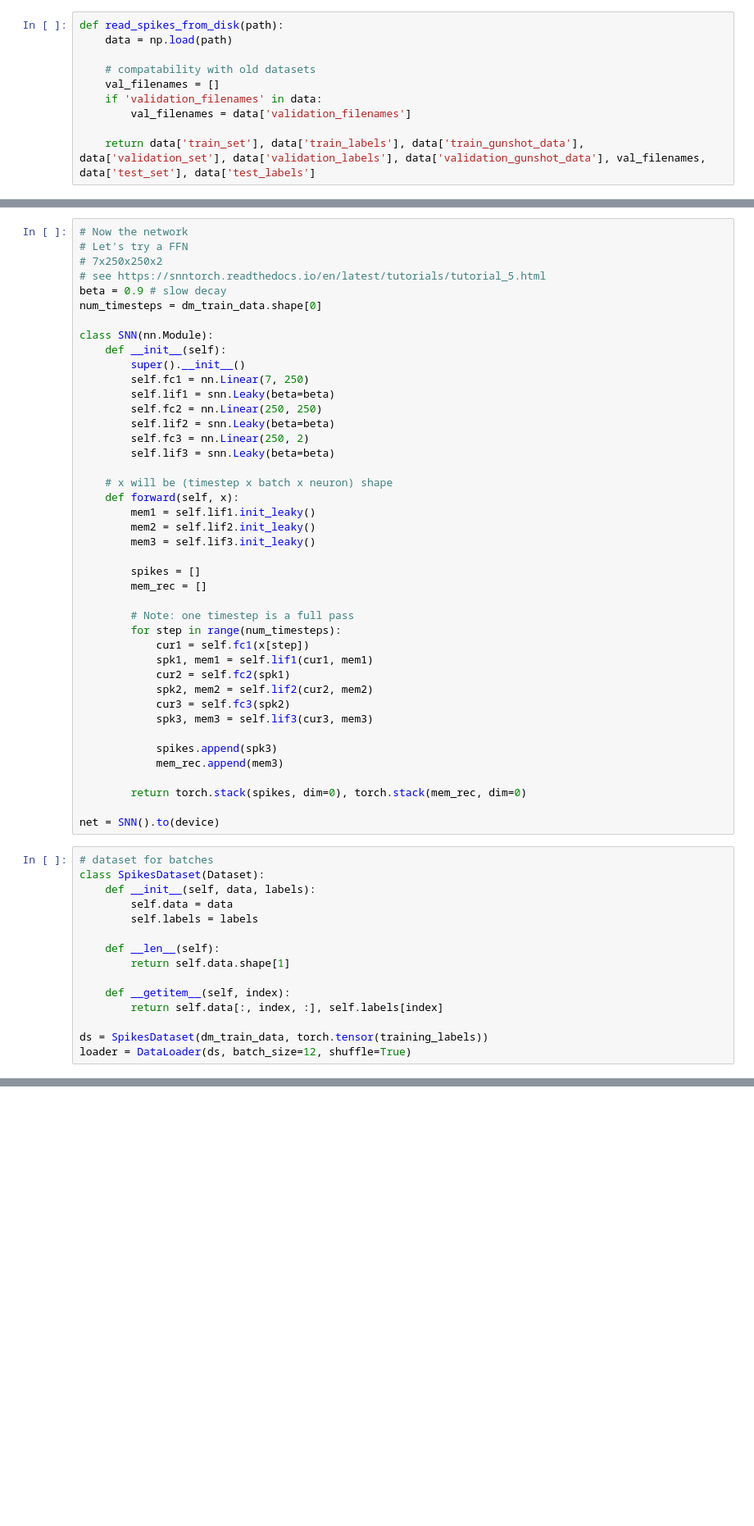
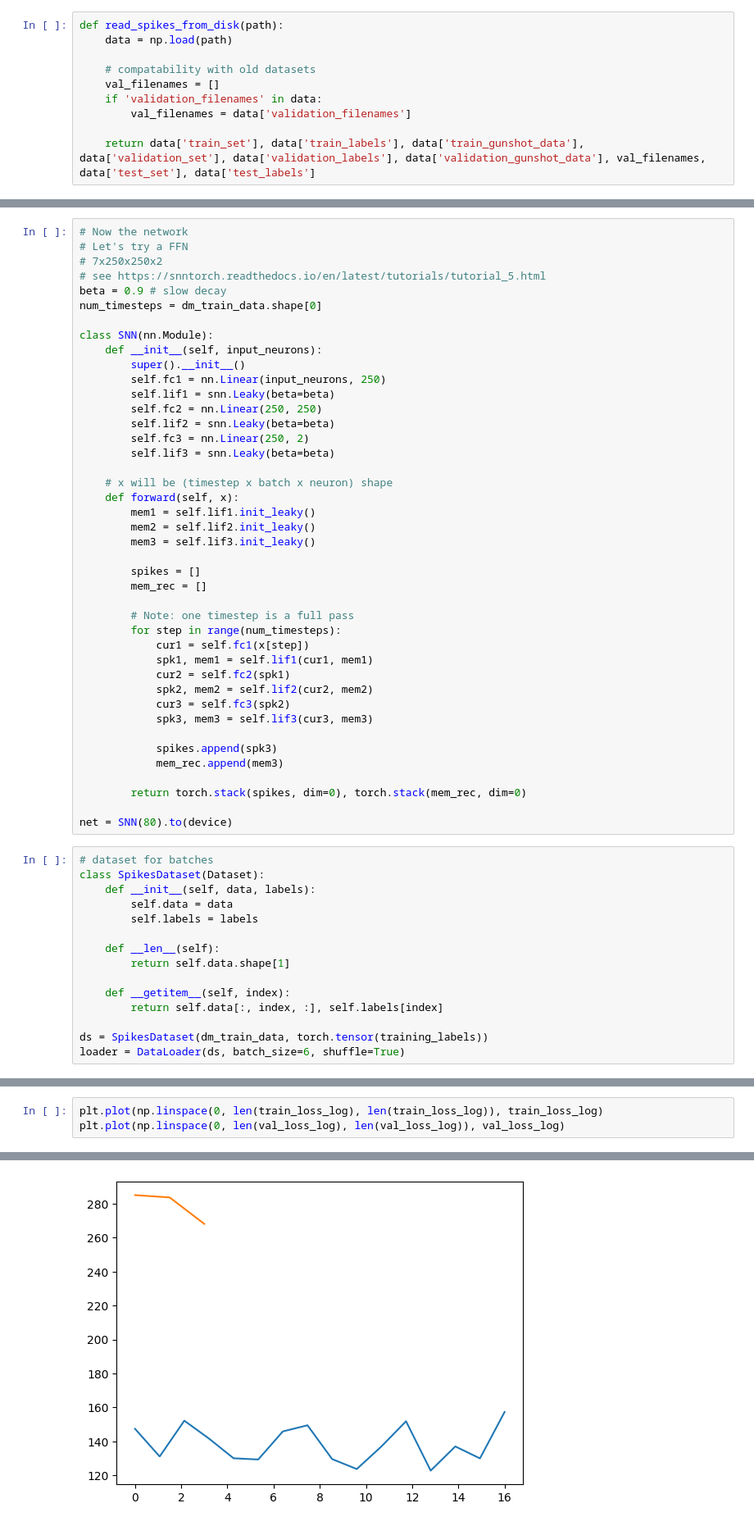
Before and after one commit to khood5/MLAudio, a Jupyter notebook: shotspotter/snn-torch/playground.ipynb, the cells around one changed output, grey strips where cells are left out. Shown: that part at 82% size. Cells and saved outputs as stored; diff of their text form; blank space fills up the shorter version.

```diff
--- a/shotspotter/snn-torch/playground.ipynb
+++ b/shotspotter/snn-torch/playground.ipynb
@@ -62,9 +81,9 @@ beta = 0.9 # slow decay
 num_timesteps = dm_train_data.shape[0]
 
 class SNN(nn.Module):
-    def __init__(self):
+    def __init__(self, input_neurons):
         super().__init__()
-        self.fc1 = nn.Linear(7, 250)
+        self.fc1 = nn.Linear(input_neurons, 250)
         self.lif1 = snn.Leaky(beta=beta)
         self.fc2 = nn.Linear(250, 250)
         self.lif2 = snn.Leaky(beta=beta)
@@ -94,7 +113,7 @@ class SNN(nn.Module):
 
         return torch.stack(spikes, dim=0), torch.stack(mem_rec, dim=0)
 
-net = SNN().to(device)
+net = SNN(80).to(device)
 # %%
 # dataset for batches
 class SpikesDataset(Dataset):
@@ -109,7 +128,7 @@ class SpikesDataset(Dataset):
         return self.data[:, index, :], self.labels[index]
 
 ds = SpikesDataset(dm_train_data, torch.tensor(training_labels))
-loader = DataLoader(ds, batch_size=12, shuffle=True)
+loader = DataLoader(ds, batch_size=6, shuffle=True)
 # %%
 # train
 loss = nn.CrossEntropyLoss()
@@ -169,0 +216,4 @@ y[1][:, 0, 0]
+# %%
+plt.plot(np.linspace(0, len(train_loss_log), len(train_loss_log)), train_loss_log)
+plt.plot(np.linspace(0, len(val_loss_log), len(val_loss_log)), val_loss_log)
+# %% [output]
@@ -169,0 +221 @@ y[1][:, 0, 0]
+[figure, added]
```
Also changed, not shown: parts of 9 cells of this notebook.
